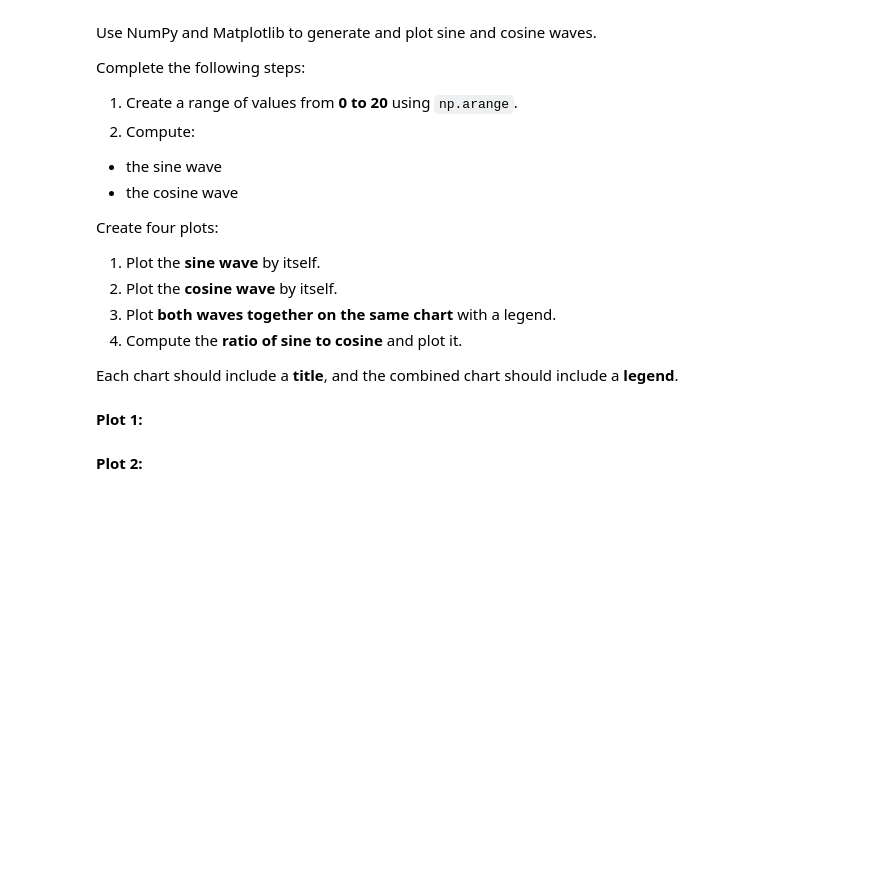
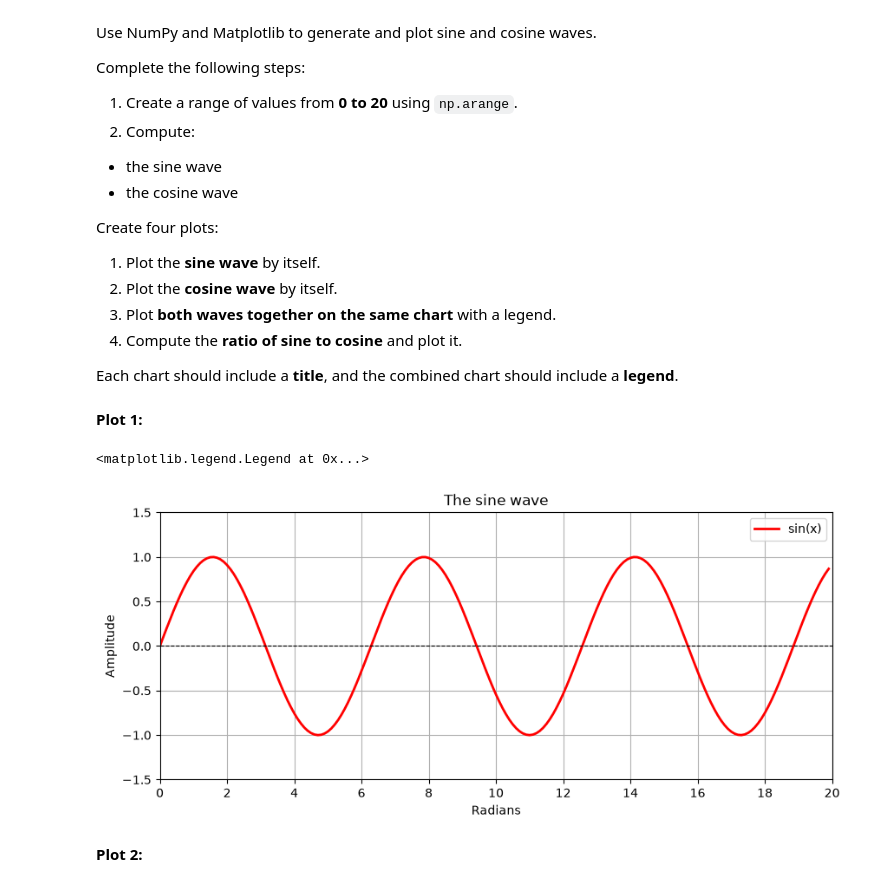
Before and after one commit to SerenaLim86/dx602-homework, a Jupyter notebook: week-09/homework.ipynb, the cells around one changed output. Cells and saved outputs as stored; diff of their text form; code cells hidden in the pictures; blank space fills up the shorter version.

```diff
--- a/week-09/homework.ipynb
+++ b/week-09/homework.ipynb
@@ -134,2 +188,30 @@ Each chart should include a **title**, and the combined chart should include a *
+# %%
+#Your Solution
+import matplotlib.pyplot as plt
+import numpy as np
+"Use NumPy and Matplotlib to generate and plot sine and cosine waves."
+"sine wave plot"
+x = np.arange(0, 20, 0.1)
+y = np.sin(x)
+
+# Create the plot
+plt.figure(figsize=(10, 4))
+plt.plot(x, y, color="red", linewidth=2, label="sin(x)")
+
+# Set explicit axis/value ranges if needed
+plt.xlim(0, 20)
+plt.ylim(-1.5, 1.5)
+plt.xticks(np.arange(0, 21, 2))
+
+# Add labels and a title
+plt.title("The sine wave")
+plt.xlabel("Radians")
+plt.ylabel("Amplitude")
+plt.axhline(0, color="black", linewidth=0.8, linestyle="--")
+plt.grid(True)
+plt.legend()
+# %% [output]
+<matplotlib.legend.Legend at 0x...>
+[figure, added]
 # %% [markdown]
 **Plot 2:**
```
Also changed, not shown: parts of 40 cells of this notebook.
